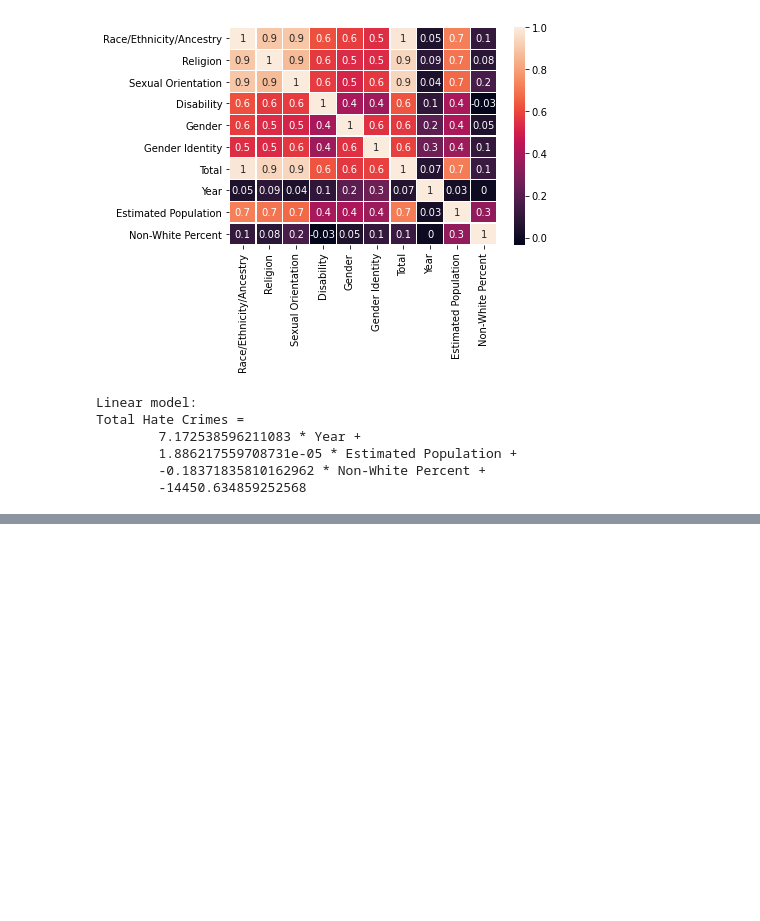
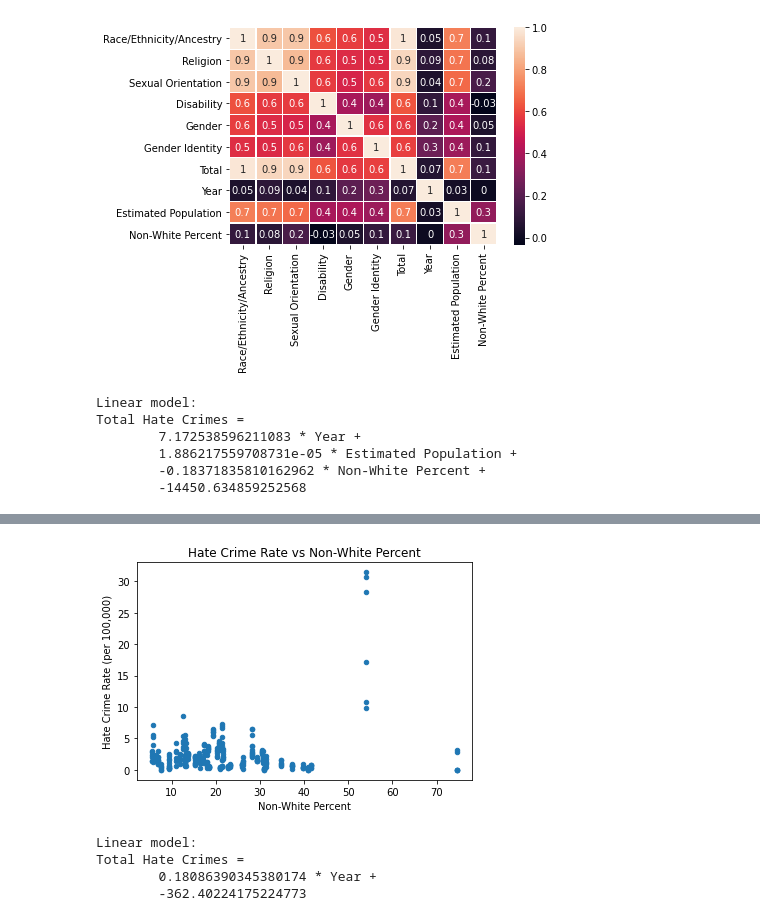
Before and after one commit to amityavasani/cmsc320final, a Jupyter notebook: cmsc320_finalproject.ipynb, the cells around one changed output, grey strips where cells are left out. Saved outputs shown, nothing was run; the diff lists cells and outputs as text; code cells hidden in the pictures; blank space fills up the shorter version.

Commit message:
organization, extra regression

```diff
--- a/cmsc320_finalproject.ipynb
+++ b/cmsc320_finalproject.ipynb
@@ -250,0 +286,27 @@ strong multicollinearity or other numerical problems.
+# %%
+ax = plt.gca()
+hc.plot.scatter('Non-White Percent', 'Hate Crime Rate', ax=ax)
+plt.title("Hate Crime Rate vs Non-White Percent")
+plt.xlabel("Non-White Percent")
+plt.ylabel("Hate Crime Rate (per 100,000)")
+plt.show()
+# %% [output]
+[figure, added]
+# %%
+X = hc[['Year'#, 'Non-White Percent'
+       ]]
+y = hc[['Hate Crime Rate']]
+
+regr = LinearRegression()
+regr.fit(X, y)
+
+
+print("Linear model:\nTotal Hate Crimes =\n" +
+      '\t' + str(regr.coef_[0][0]) + " * Year + \n"
+      #+ '\t' + str(regr.coef_[0][1]) + " * Non-White Percent + \n"
+      + '\t' + str(regr.intercept_[0]))
+# %% [output]
+Linear model:
+Total Hate Crimes =
+        0.18086390345380174 * Year +
+        -362.40224175224773
```
Also changed, not shown: parts of 8 cells of this notebook.
